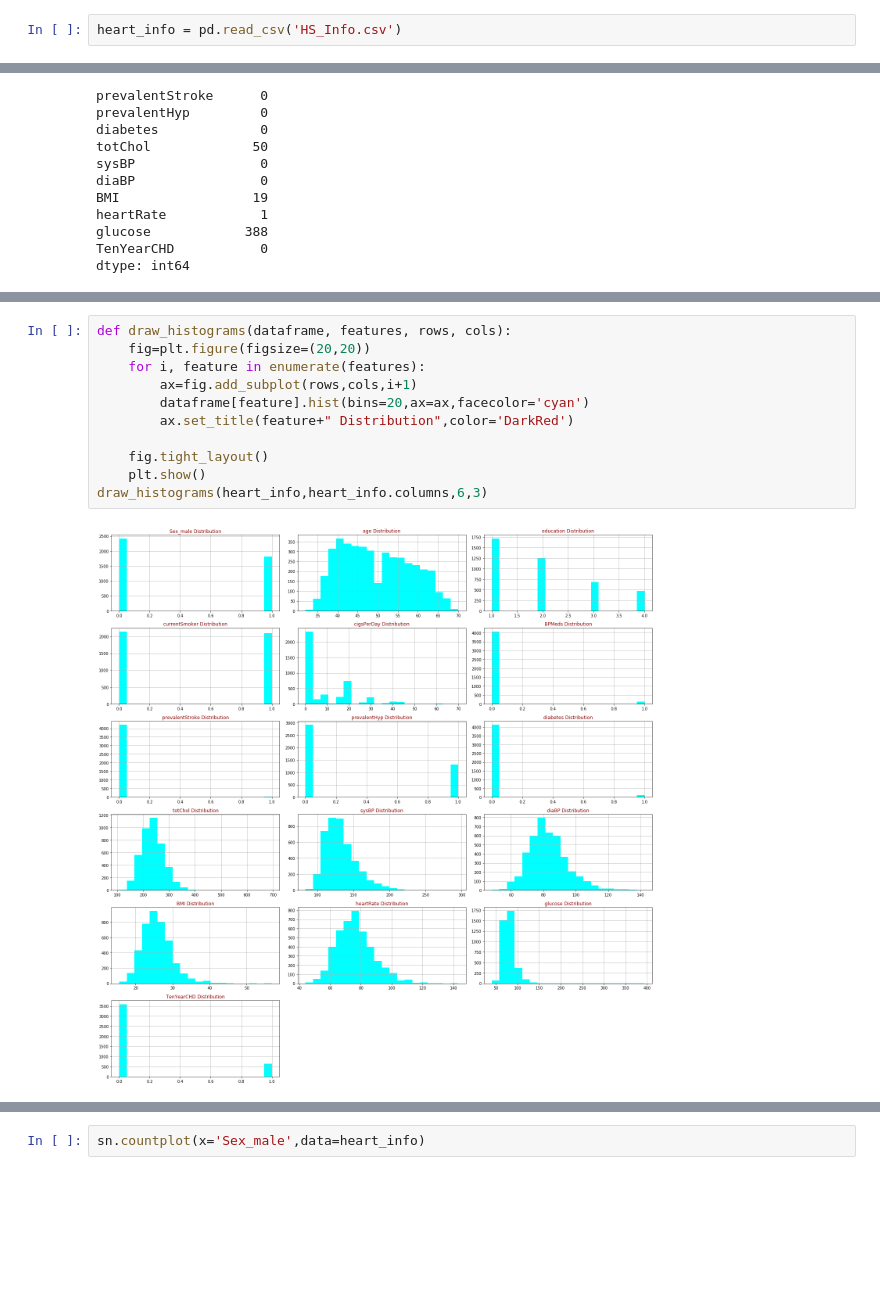
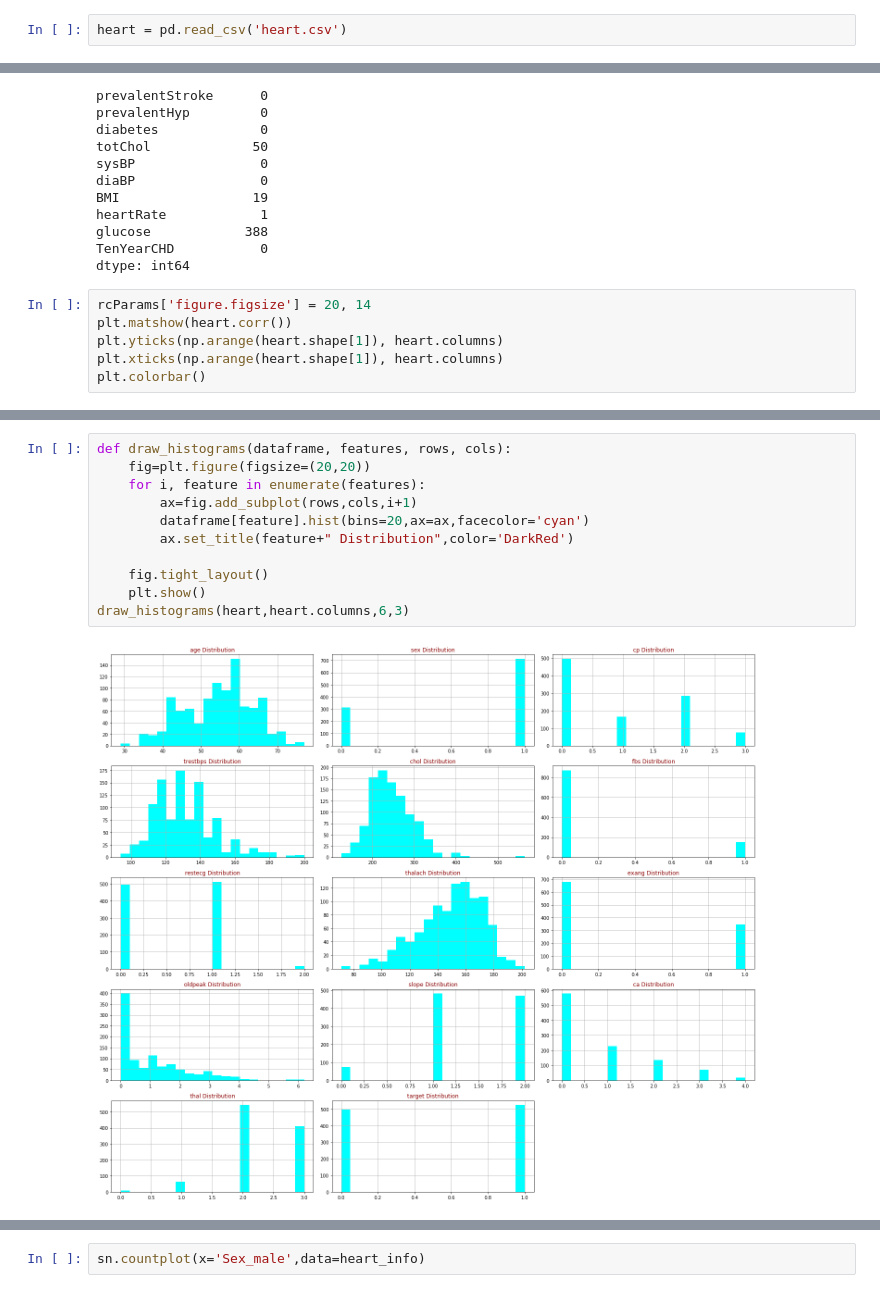
Before and after one commit to haishan-shi/A1, a Jupyter notebook: A2_Practical_Machine_Learning_Project.ipynb, the cells around one changed output, grey strips where cells are left out. Saved outputs shown, nothing was run; the diff lists cells and outputs as text; blank space fills up the shorter version.

```diff
--- a/A2_Practical_Machine_Learning_Project.ipynb
+++ b/A2_Practical_Machine_Learning_Project.ipynb
@@ -28,3 +42,3 @@ User uploaded file "HS_Info.csv" with length 191803 bytes
 # %%
-heart_info = pd.read_csv('HS_Info.csv')
+heart = pd.read_csv('heart.csv')
 # %%
@@ -58,3 +70,9 @@ heartRate            1
 glucose            388
 TenYearCHD           0
 dtype: int64
+# %%
+rcParams['figure.figsize'] = 20, 14
+plt.matshow(heart.corr())
+plt.yticks(np.arange(heart.shape[1]), heart.columns)
+plt.xticks(np.arange(heart.shape[1]), heart.columns)
+plt.colorbar()
@@ -61,13 +82,13 @@ dtype: int64
 # %%
 def draw_histograms(dataframe, features, rows, cols):
     fig=plt.figure(figsize=(20,20))
     for i, feature in enumerate(features):
         ax=fig.add_subplot(rows,cols,i+1)
         dataframe[feature].hist(bins=20,ax=ax,facecolor='cyan')
         ax.set_title(feature+" Distribution",color='DarkRed')
 
     fig.tight_layout()
     plt.show()
-draw_histograms(heart_info,heart_info.columns,6,3)
+draw_histograms(heart,heart.columns,6,3)
 # %% [output]
-[figure, old version]
+[figure, new version]
```
Also changed, not shown: parts of 14 cells of this notebook.
